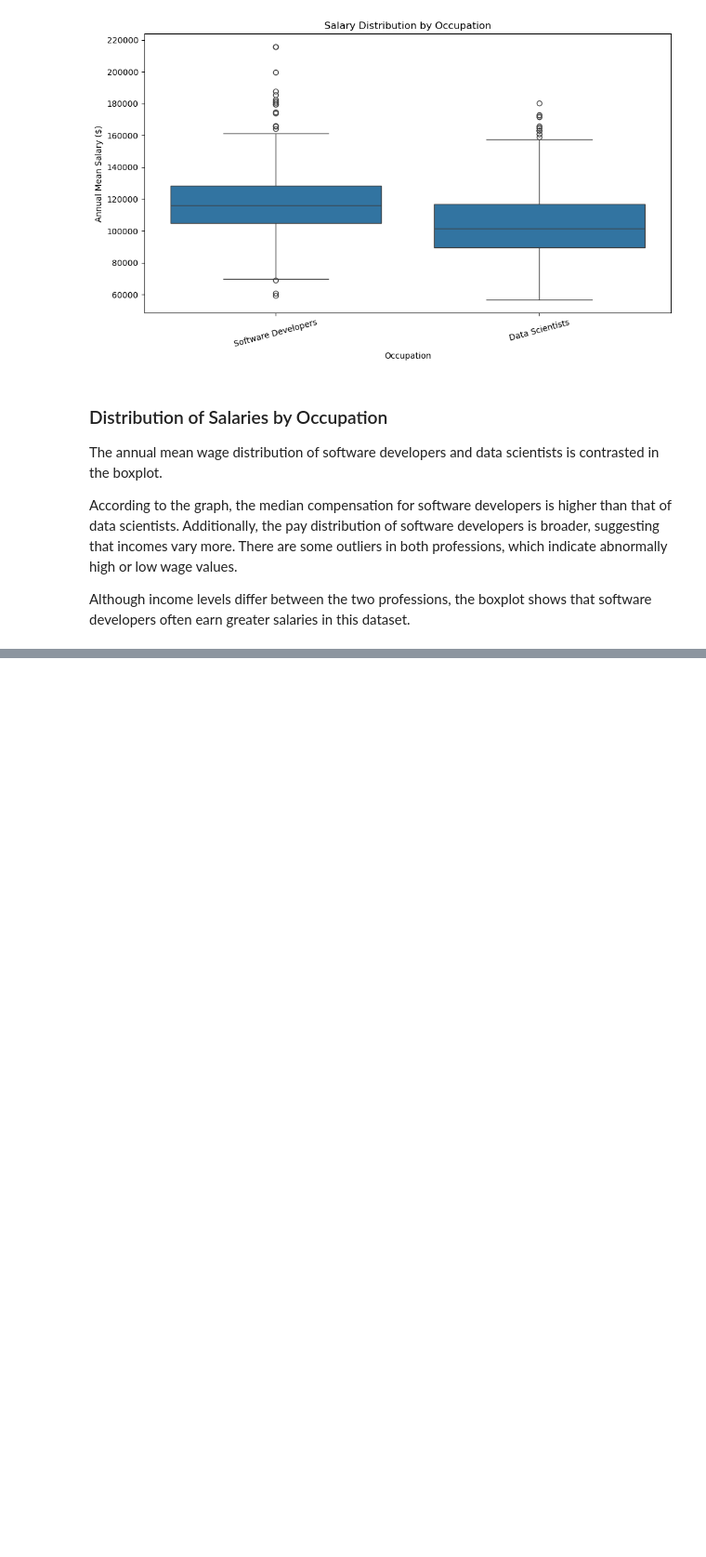
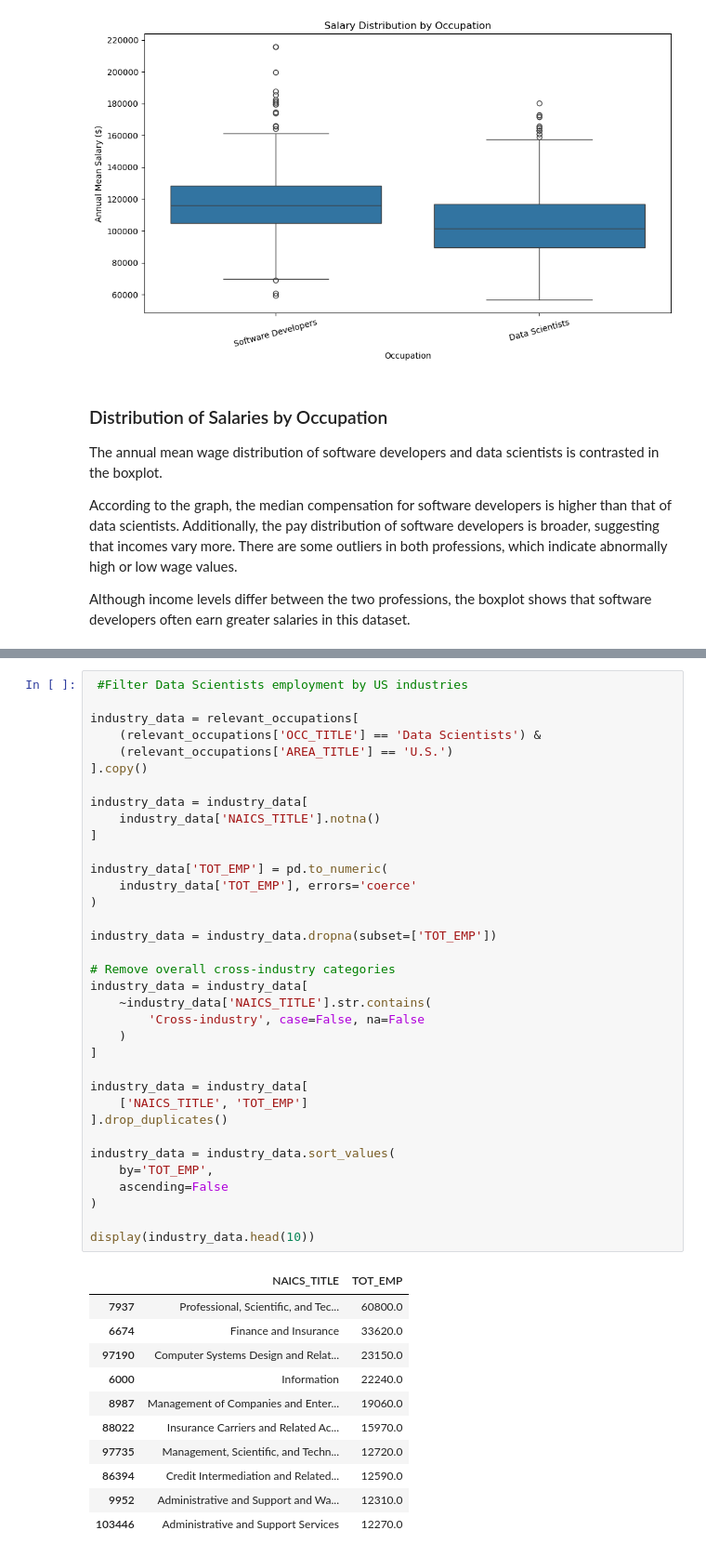
Before and after one commit to Abdullah-awa/Data_Visualisation_CA1, a Jupyter notebook: Data_Vis_CA.ipynb, the cells around one changed output, grey strips where cells are left out. Shown at 93% size. Cells and saved outputs as stored; diff of their text form; blank space fills up the shorter version.

```diff
--- a/Data_Vis_CA.ipynb
+++ b/Data_Vis_CA.ipynb
@@ -264,0 +280,47 @@ Although income levels differ between the two professions, the boxplot shows tha
+# %%
+ #Filter Data Scientists employment by US industries
+
+industry_data = relevant_occupations[
+    (relevant_occupations['OCC_TITLE'] == 'Data Scientists') &
+    (relevant_occupations['AREA_TITLE'] == 'U.S.')
+].copy()
+
+industry_data = industry_data[
+    industry_data['NAICS_TITLE'].notna()
+]
+
+industry_data['TOT_EMP'] = pd.to_numeric(
+    industry_data['TOT_EMP'], errors='coerce'
+)
+
+industry_data = industry_data.dropna(subset=['TOT_EMP'])
+
+# Remove overall cross-industry categories
+industry_data = industry_data[
+    ~industry_data['NAICS_TITLE'].str.contains(
+        'Cross-industry', case=False, na=False
+    )
+]
+
+industry_data = industry_data[
+    ['NAICS_TITLE', 'TOT_EMP']
+].drop_duplicates()
+
+industry_data = industry_data.sort_values(
+    by='TOT_EMP',
+    ascending=False
+)
+
+display(industry_data.head(10))
+# %% [output]
+|  | NAICS_TITLE | TOT_EMP |
+| 7937 | Professional, Scientific, and Tec... | 60800.0 |
+| 6674 | Finance and Insurance | 33620.0 |
+| 97190 | Computer Systems Design and Relat... | 23150.0 |
+| 6000 | Information | 22240.0 |
+| 8987 | Management of Companies and Enter... | 19060.0 |
+| 88022 | Insurance Carriers and Related Ac... | 15970.0 |
+| 97735 | Management, Scientific, and Techn... | 12720.0 |
+| 86394 | Credit Intermediation and Related... | 12590.0 |
+| 9952 | Administrative and Support and Wa... | 12310.0 |
+| 103446 | Administrative and Support Services | 12270.0 |
```
Also changed, not shown: parts of 3 cells of this notebook.
